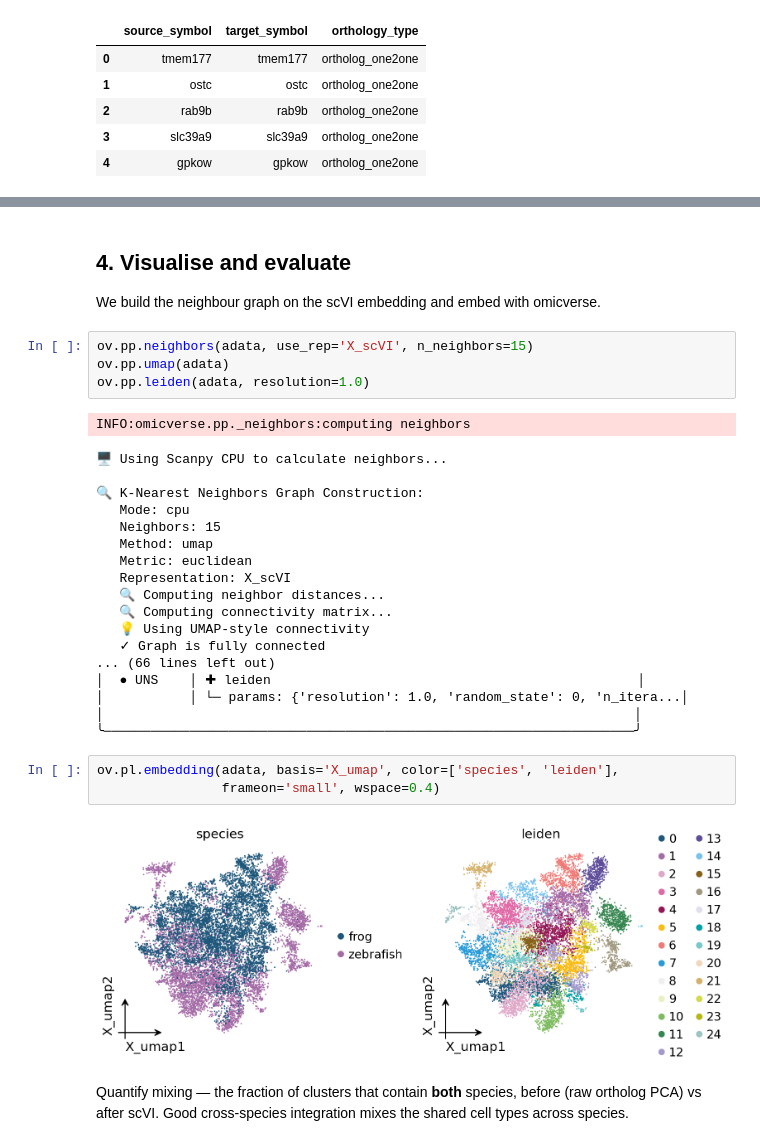
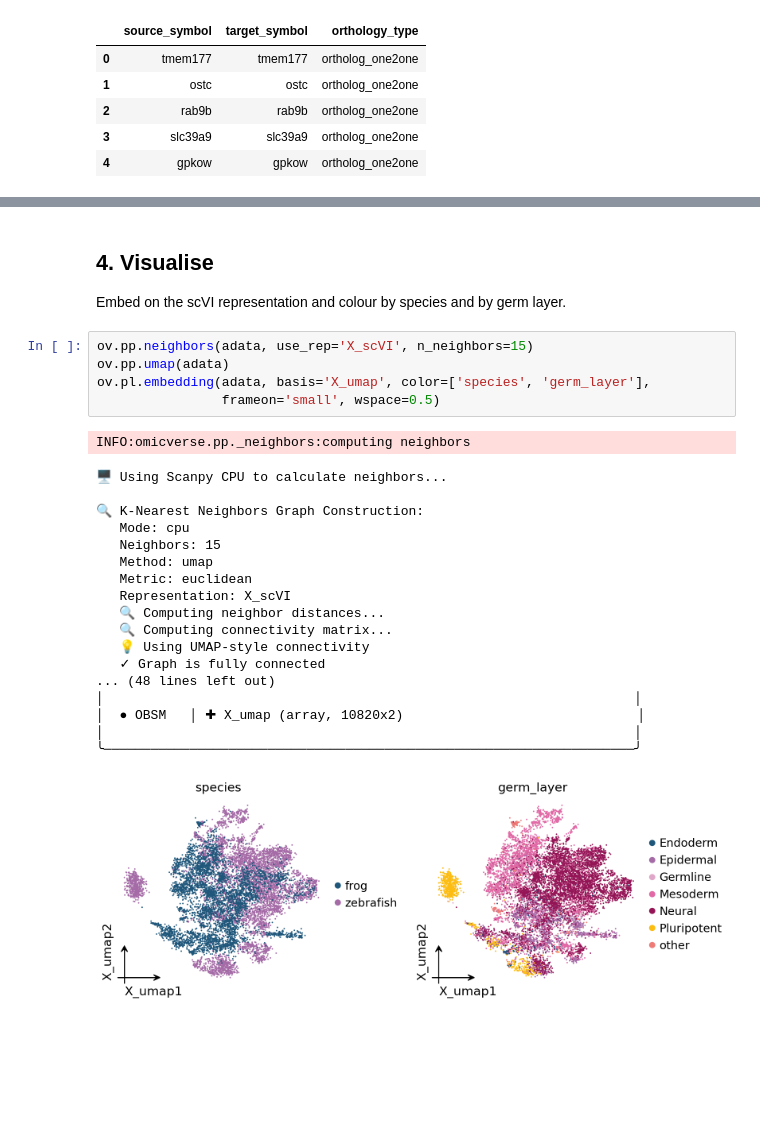
Before and after one commit to Starlitnightly/omicverse-tutorials, a Jupyter notebook: docs/Tutorials-single/t_cross_species.ipynb, the cells around one changed output, grey strips where cells are left out. Drawn from its saved outputs; the diff is of its cells as text; blank space fills up the shorter version.

```diff
--- a/docs/Tutorials-single/t_cross_species.ipynb
+++ b/docs/Tutorials-single/t_cross_species.ipynb
@@ -124,38 +128,31 @@ INFO:lightning.pytorch.utilities.rank_zero:`Trainer.fit` stopped: `max_epochs=40
  'method': 'scVI',
  'orthology_type': 'one2one'}
-# %% [markdown]
-## 4. Visualise and evaluate
-
-We build the neighbour graph on the scVI embedding and embed with omicverse.
+# %% [markdown]
+## 4. Visualise
+
+Embed on the scVI representation and colour by species and by germ layer.
 # %%
 ov.pp.neighbors(adata, use_rep='X_scVI', n_neighbors=15)
 ov.pp.umap(adata)
-ov.pp.leiden(adata, resolution=1.0)
+ov.pl.embedding(adata, basis='X_umap', color=['species', 'germ_layer'],
+                frameon='small', wspace=0.5)
 # %% [output]
 INFO:omicverse.pp._neighbors:computing neighbors
 🖥️ Using Scanpy CPU to calculate neighbors...
 
 🔍 K-Nearest Neighbors Graph Construction:
    Mode: cpu
    Neighbors: 15
    Method: umap
    Metric: euclidean
    Representation: X_scVI
    🔍 Computing neighbor distances...
    🔍 Computing connectivity matrix...
    💡 Using UMAP-style connectivity
    ✓ Graph is fully connected
-... (66 lines left out)
-│  ● UNS    │ ✚ leiden                                               │
-│           │ └─ params: {'resolution': 1.0, 'random_state': 0, 'n_itera...│
+... (48 lines left out)
+│                                                                    │
+│  ● OBSM   │ ✚ X_umap (array, 10820x2)                              │
 │                                                                    │
 ╰────────────────────────────────────────────────────────────────────╯
+[figure, added]
-# %%
-ov.pl.embedding(adata, basis='X_umap', color=['species', 'leiden'],
-                frameon='small', wspace=0.4)
-# %% [output]
-[figure, removed]
-# %% [markdown]
-Quantify mixing — the fraction of clusters that contain **both** species,
-before (raw ortholog PCA) vs after scVI. Good cross-species integration mixes
-the shared cell types across species.
```
Also changed, not shown: parts of 12 cells of this notebook.
